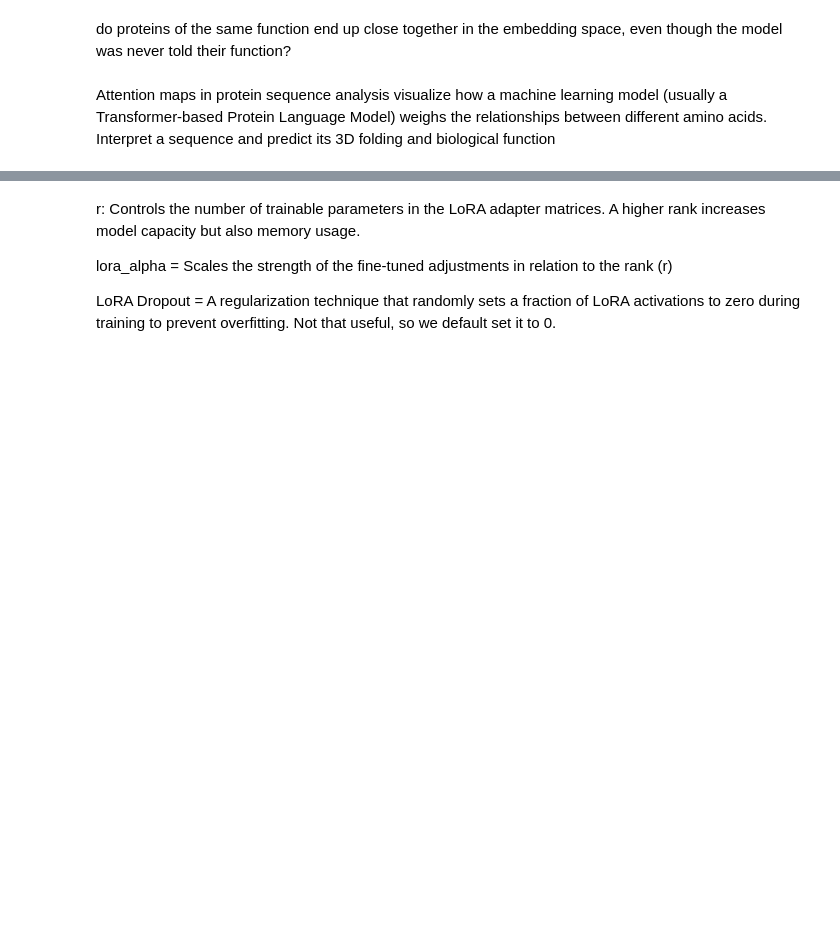
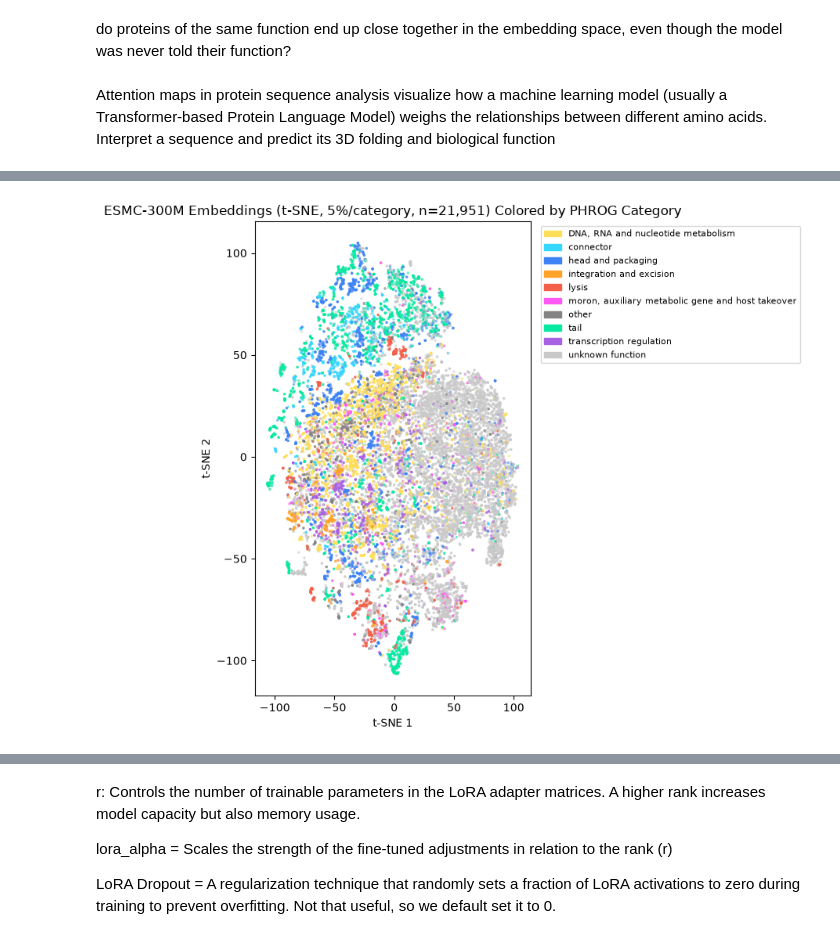
Before and after one commit to AntoniosOtapasidis/pLMs_with_PHROGs, a Jupyter notebook: embedding_work.ipynb, the cells around one changed output, grey strips where cells are left out. Saved outputs shown, nothing was run; the diff lists cells and outputs as text; code cells hidden in the pictures; blank space fills up the shorter version.

```diff
--- a/embedding_work.ipynb
+++ b/embedding_work.ipynb
@@ -190,4 +916,12 @@ File size: 55.5 MB
 do proteins of the same function end up close together in the embedding space, even though the model was never told their function?
 # %% [markdown]
 Attention maps in protein sequence analysis visualize how a machine learning model (usually a Transformer-based Protein Language Model) weighs the relationships between different amino acids. Interpret a sequence and predict its 3D folding and biological function
+# %%
+from pathlib import Path
+
+base_dir = Path("/users/antonios/pLMs_with_PHROGs/data")
+
+embed_output_path = base_dir / "esmc300m_embeddings.npy"
+meta_output_path = base_dir / "esmc300m_embeddings_meta.tsv"
+progress_path = base_dir / "esmc300m_embeddings.progress.json"
 # %%
@@ -247,0 +1026,79 @@ plt.show()
+# %%
+from sklearn.decomposition import PCA
+from sklearn.manifold import TSNE
+import matplotlib.pyplot as plt
+import matplotlib.patches as mpatches
+import numpy as np
+import pandas as pd
+
+# ----------------------------------------------------
+# 0. Load the REAL full-dataset embeddings from disk explicitly
+# ----------------------------------------------------
+embeddings = np.load(embed_output_path, mmap_mode="r")
+meta_df = pd.read_csv(meta_output_path, sep="\t")
+assert embeddings.shape[0] == len(meta_df), "embeddings/meta row count mismatch"
+
+category_map = annot_df.set_index("phrog")["category"].to_dict()
+full_categories = meta_df["phrog_id"].map(category_map).fillna("unknown function")
+
+# ----------------------------------------------------
+# 1. Stratified sample: 20% of EACH category, not 20% overall —
+#    so every category (including small ones like "integration and
+#    excision") is represented proportionally to itself, not swamped
+#    by "unknown function".
+# ----------------------------------------------------
+SAMPLE_FRAC = 0.05
+category_df = pd.DataFrame({"idx": np.arange(len(full_categories)), "category": full_categories.values})
+
+sample_df = category_df.groupby("category", group_keys=False).sample(frac=SAMPLE_FRAC, random_state=42)
+sample_idx = np.sort(sample_df["idx"].to_numpy())  # ascending order — faster sequential mmap reads
+
+sample_embeddings = np.asarray(embeddings[sample_idx])
+sample_categories = full_categories.iloc[sample_idx].reset_index(drop=True)
+
+print(f"🧬 Running t-SNE on a {SAMPLE_FRAC:.0%} stratified-by-category sample: "
+      f"{len(sample_idx):,}/{embeddings.shape[0]:,} embeddings")
+print(sample_categories.value_counts())
+
+# ----------------------------------------------------
+# 2. PCA -> t-SNE
+# ----------------------------------------------------
+n_pca = min(50, sample_embeddings.shape[1])
+reduced = PCA(n_components=n_pca, random_state=42).fit_transform(sample_embeddings)
+
+tsne = TSNE(
+    n_components=2,
+    perplexity=min(30, max(5, len(sample_embeddings) // 100)),
+    init="pca",
+    random_state=42,
+    n_jobs=-1,
+)
+coords = tsne.fit_transform(reduced)
+
+# ----------------------------------------------------
+# 3. Plot, colored by category
+# ----------------------------------------------------
+cat_color = (
+    annot_df.dropna(subset=["category", "color"])
+    .groupby("category")["color"]
+    .first()
+    .to_dict()
+)
+cat_color["unknown function"] = "#c9c9c9"
+point_colors = sample_categories.map(cat_color).fillna("#aaaaaa")
+
+fig, ax = plt.subplots(figsize=(8, 7))
+ax.scatter(coords[:, 0], coords[:, 1], c=point_colors, s=6, alpha=0.6, linewidths=0)
+ax.set_xlabel("t-SNE 1")
+ax.set_ylabel("t-SNE 2")
+ax.set_title(f"ESMC-300M Embeddings (t-SNE, {SAMPLE_FRAC:.0%}/category, n={len(sample_idx):,}) Colored by PHROG Category")
+
+handles = [mpatches.Patch(color=v, label=k) for k, v in cat_color.items() if k in set(sample_categories)]
+ax.legend(handles=handles, bbox_to_anchor=(1.02, 1), loc="upper left", fontsize=8)
+plt.tight_layout()
+
+plot_output = base_dir / "esmc300m_embeddings_tsne_stratified.png"
+plt.savefig(plot_output, dpi=300, bbox_inches="tight")
+plt.show()
+print(f"💾 Plot saved to: {plot_output}")
+# %% [output]
@@ -247,0 +1118 @@ plt.show()
+[figure, added]
```
Also changed, not shown: parts of 68 cells of this notebook, 2 other files.
